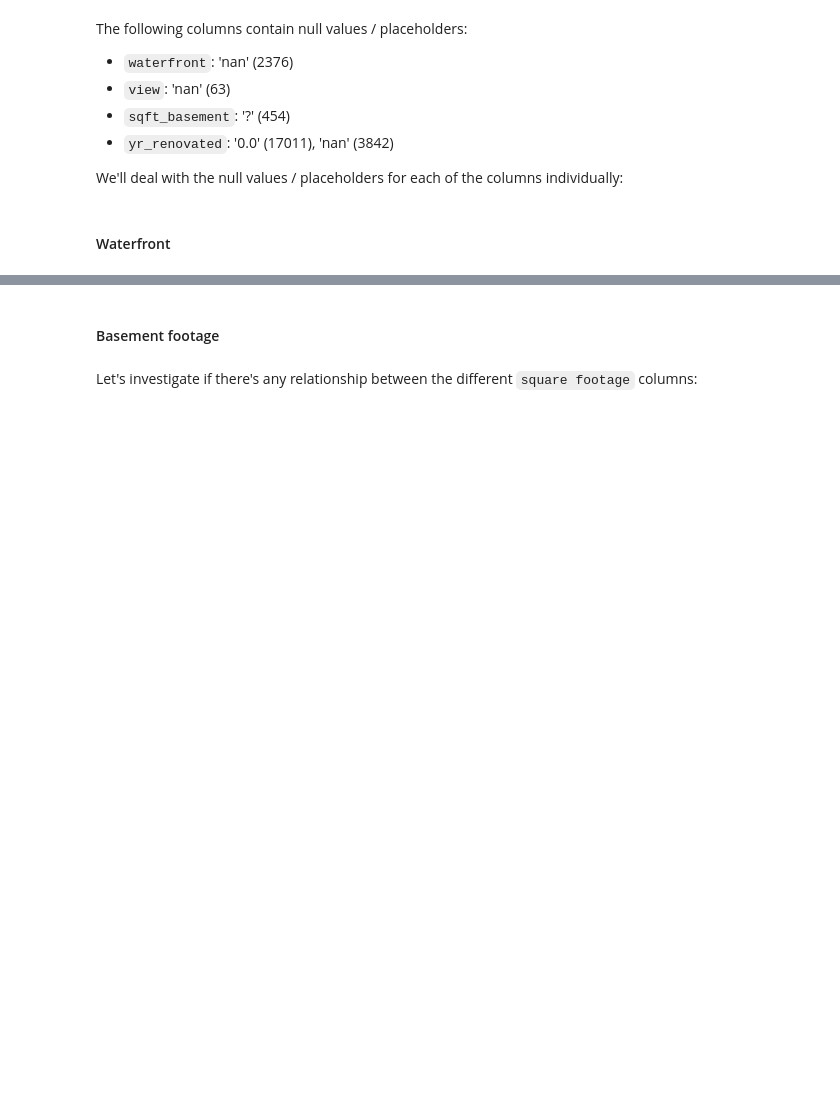
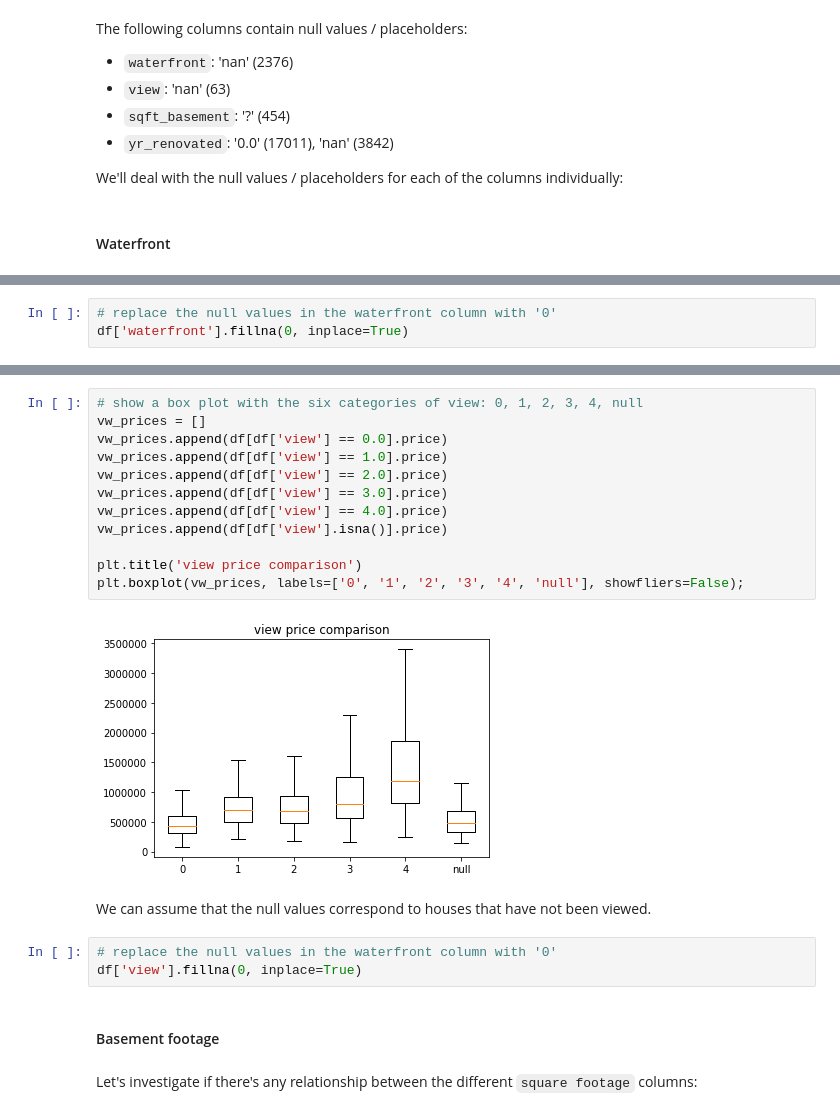
Before and after one commit to bartomolina/dsmod1project, a Jupyter notebook: student.ipynb, the cells around one changed output, grey strips where cells are left out. Saved outputs shown, nothing was run; the diff lists cells and outputs as text; blank space fills up the shorter version.

```diff
--- a/student.ipynb
+++ b/student.ipynb
@@ -261,0 +225,3 @@ Name: price, dtype: float64
+# %%
+# replace the null values in the waterfront column with '0'
+df['waterfront'].fillna(0, inplace=True)
@@ -262,3 +236,22 @@ Name: price, dtype: float64
+# %%
+# show a box plot with the six categories of view: 0, 1, 2, 3, 4, null
+vw_prices = []
+vw_prices.append(df[df['view'] == 0.0].price)
+vw_prices.append(df[df['view'] == 1.0].price)
+vw_prices.append(df[df['view'] == 2.0].price)
+vw_prices.append(df[df['view'] == 3.0].price)
+vw_prices.append(df[df['view'] == 4.0].price)
+vw_prices.append(df[df['view'].isna()].price)
+
+plt.title('view price comparison')
+plt.boxplot(vw_prices, labels=['0', '1', '2', '3', '4', 'null'], showfliers=False);
+# %% [output]
+[figure, added]
+# %% [markdown]
+We can assume that the null values correspond to houses that have not been viewed.
+# %%
+# replace the null values in the waterfront column with '0'
+df['view'].fillna(0, inplace=True)
 # %% [markdown]
 #### Basement footage
 # %% [markdown]
```
Also changed, not shown: parts of 32 cells of this notebook.
